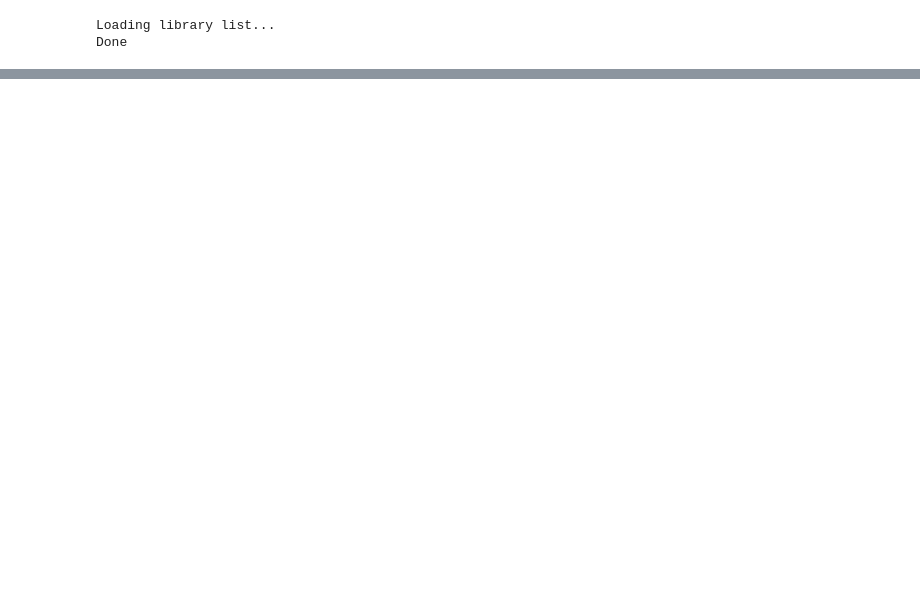
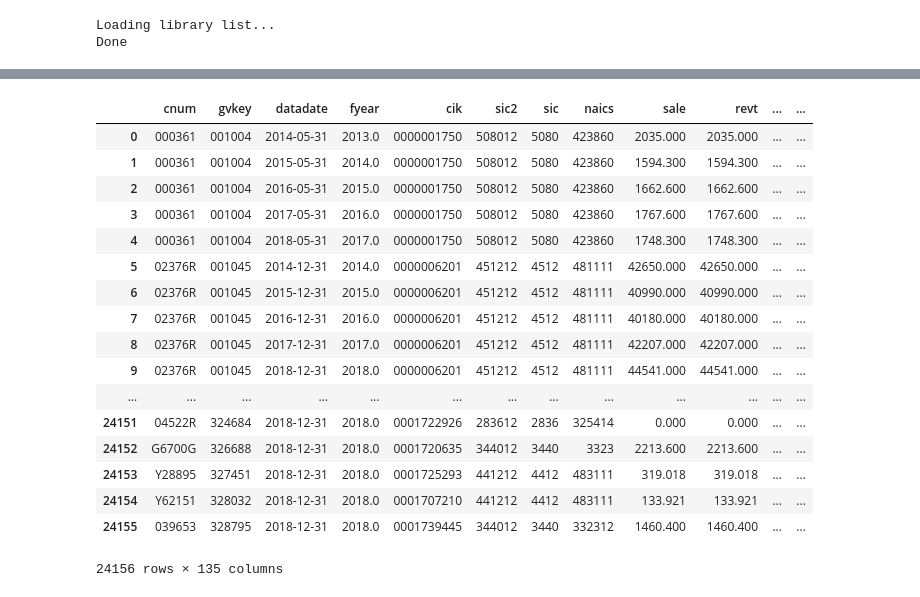
Before and after one commit to Wentworthliu123/Accounting-Factors, a Jupyter notebook: Accounting factors SAS to Python.ipynb, the cells around one changed output, grey strips where cells are left out. Cells and saved outputs as stored; diff of their text form; code cells hidden in the pictures; blank space fills up the shorter version.

```diff
--- a/Accounting factors SAS to Python.ipynb
+++ b/Accounting factors SAS to Python.ipynb
@@ -628,0 +671,21 @@ ccm_jun['rc_1']=ccm_jun['xrd']+0.8*(ccm_jun['lagxrd'])+0.6*(ccm_jun['lag2xrd'])+
+# %%
+pd.merge( ccm2,crsp_jun, how='left', on=['permno', 'jdate'])
+# %% [output]
+|  | cnum | gvkey | datadate | fyear | cik | sic2 | sic | naics | sale | revt | ... | ... |
+| 0 | 000361 | 001004 | 2014-05-31 | 2013.0 | 0000001750 | 508012 | 5080 | 423860 | 2035.000 | 2035.000 | ... | ... |
+| 1 | 000361 | 001004 | 2015-05-31 | 2014.0 | 0000001750 | 508012 | 5080 | 423860 | 1594.300 | 1594.300 | ... | ... |
+| 2 | 000361 | 001004 | 2016-05-31 | 2015.0 | 0000001750 | 508012 | 5080 | 423860 | 1662.600 | 1662.600 | ... | ... |
+| 3 | 000361 | 001004 | 2017-05-31 | 2016.0 | 0000001750 | 508012 | 5080 | 423860 | 1767.600 | 1767.600 | ... | ... |
+| 4 | 000361 | 001004 | 2018-05-31 | 2017.0 | 0000001750 | 508012 | 5080 | 423860 | 1748.300 | 1748.300 | ... | ... |
+| 5 | 02376R | 001045 | 2014-12-31 | 2014.0 | 0000006201 | 451212 | 4512 | 481111 | 42650.000 | 42650.000 | ... | ... |
+| 6 | 02376R | 001045 | 2015-12-31 | 2015.0 | 0000006201 | 451212 | 4512 | 481111 | 40990.000 | 40990.000 | ... | ... |
+| 7 | 02376R | 001045 | 2016-12-31 | 2016.0 | 0000006201 | 451212 | 4512 | 481111 | 40180.000 | 40180.000 | ... | ... |
+| 8 | 02376R | 001045 | 2017-12-31 | 2017.0 | 0000006201 | 451212 | 4512 | 481111 | 42207.000 | 42207.000 | ... | ... |
+| 9 | 02376R | 001045 | 2018-12-31 | 2018.0 | 0000006201 | 451212 | 4512 | 481111 | 44541.000 | 44541.000 | ... | ... |
+| ... | ... | ... | ... | ... | ... | ... | ... | ... | ... | ... | ... | ... |
+| 24151 | 04522R | 324684 | 2018-12-31 | 2018.0 | 0001722926 | 283612 | 2836 | 325414 | 0.000 | 0.000 | ... | ... |
+| 24152 | G6700G | 326688 | 2018-12-31 | 2018.0 | 0001720635 | 344012 | 3440 | 3323 | 2213.600 | 2213.600 | ... | ... |
+| 24153 | Y28895 | 327451 | 2018-12-31 | 2018.0 | 0001725293 | 441212 | 4412 | 483111 | 319.018 | 319.018 | ... | ... |
+| 24154 | Y62151 | 328032 | 2018-12-31 | 2018.0 | 0001707210 | 441212 | 4412 | 483111 | 133.921 | 133.921 | ... | ... |
+| 24155 | 039653 | 328795 | 2018-12-31 | 2018.0 | 0001739445 | 344012 | 3440 | 332312 | 1460.400 | 1460.400 | ... | ... |
+24156 rows × 135 columns
```
Also changed, not shown: parts of 6 cells of this notebook, 1 other file.
